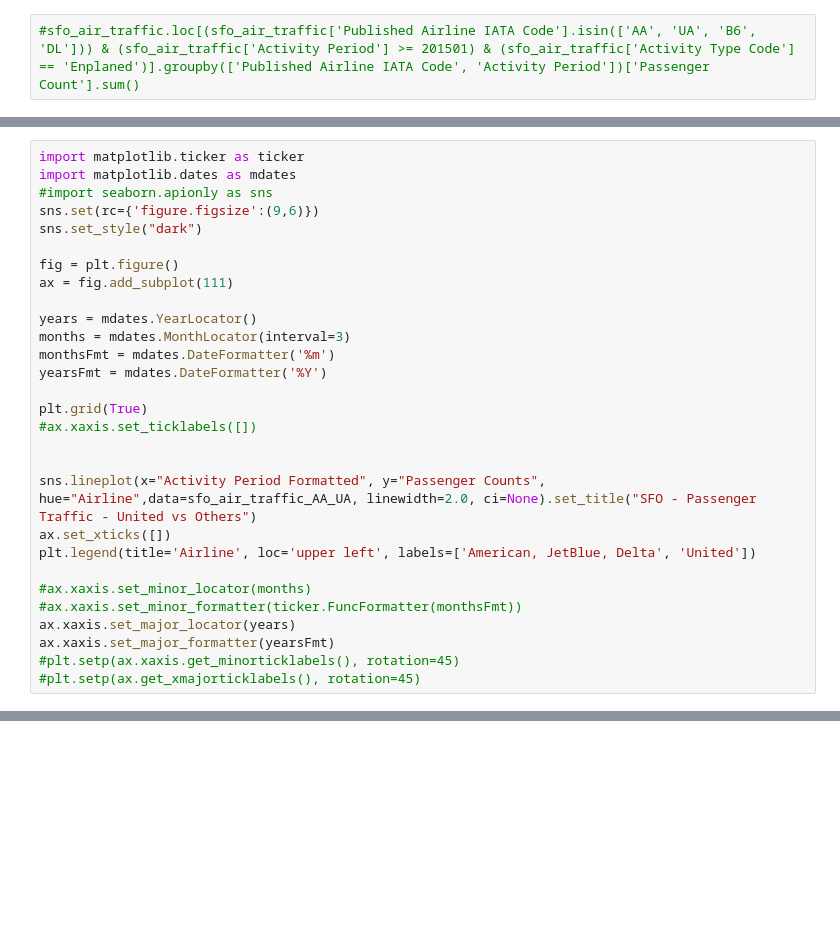
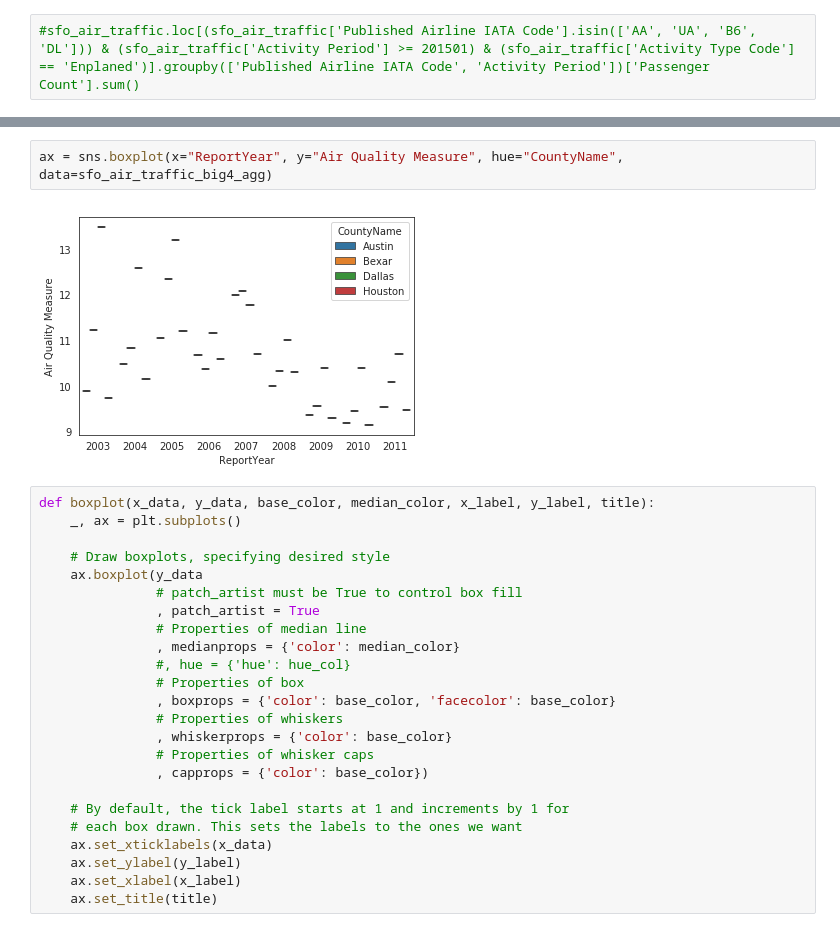
Before and after one commit to Saranyanv/test, a Jupyter notebook: 455_Assignment2.ipynb, the cells around one changed output, grey strips where cells are left out. Drawn from its saved outputs; the diff is of its cells as text; blank space fills up the shorter version.

```diff
--- a/455_Assignment2.ipynb
+++ b/455_Assignment2.ipynb
@@ -107,29 +108,0 @@ plt.show()
-# %%
-import matplotlib.ticker as ticker
-import matplotlib.dates as mdates
-#import seaborn.apionly as sns
-sns.set(rc={'figure.figsize':(9,6)})
-sns.set_style("dark")
-
-fig = plt.figure()
-ax = fig.add_subplot(111)
-
-years = mdates.YearLocator()
-months = mdates.MonthLocator(interval=3)
-monthsFmt = mdates.DateFormatter('%m')
-yearsFmt = mdates.DateFormatter('%Y')
-
-plt.grid(True)
-#ax.xaxis.set_ticklabels([])
-
-
-sns.lineplot(x="Activity Period Formatted", y="Passenger Counts", hue="Airline",data=sfo_air_traffic_AA_UA, linewidth=2.0, ci=None).set_title("SFO - Passenger Traffic - United vs Others")
-ax.set_xticks([])
-plt.legend(title='Airline', loc='upper left', labels=['American, JetBlue, Delta', 'United'])
-
-#ax.xaxis.set_minor_locator(months)
-#ax.xaxis.set_minor_formatter(ticker.FuncFormatter(monthsFmt))
-ax.xaxis.set_major_locator(years)
-ax.xaxis.set_major_formatter(yearsFmt)
-#plt.setp(ax.xaxis.get_minorticklabels(), rotation=45)
-#plt.setp(ax.get_xmajorticklabels(), rotation=45)
@@ -174,0 +109,28 @@ plt.legend(loc='lower left', ncol=3, mode='expand')
+# %%
+ax = sns.boxplot(x="ReportYear", y="Air Quality Measure", hue="CountyName", data=sfo_air_traffic_big4_agg)
+# %% [output]
+[figure, added]
+# %%
+def boxplot(x_data, y_data, base_color, median_color, x_label, y_label, title):
+    _, ax = plt.subplots()
+
+    # Draw boxplots, specifying desired style
+    ax.boxplot(y_data
+               # patch_artist must be True to control box fill
+               , patch_artist = True
+               # Properties of median line
+               , medianprops = {'color': median_color}
+               #, hue = {'hue': hue_col}
+               # Properties of box
+               , boxprops = {'color': base_color, 'facecolor': base_color}
+               # Properties of whiskers
+               , whiskerprops = {'color': base_color}
+               # Properties of whisker caps
+               , capprops = {'color': base_color})
+
+    # By default, the tick label starts at 1 and increments by 1 for
+    # each box drawn. This sets the labels to the ones we want
+    ax.set_xticklabels(x_data)
+    ax.set_ylabel(y_label)
+    ax.set_xlabel(x_label)
+    ax.set_title(title)
```
Also changed, not shown: parts of 13 cells of this notebook.
